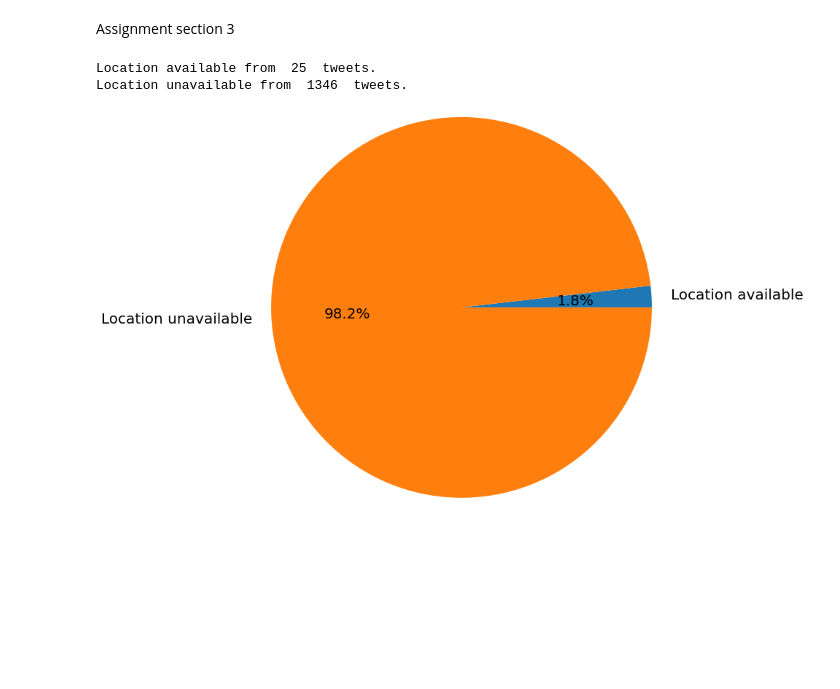
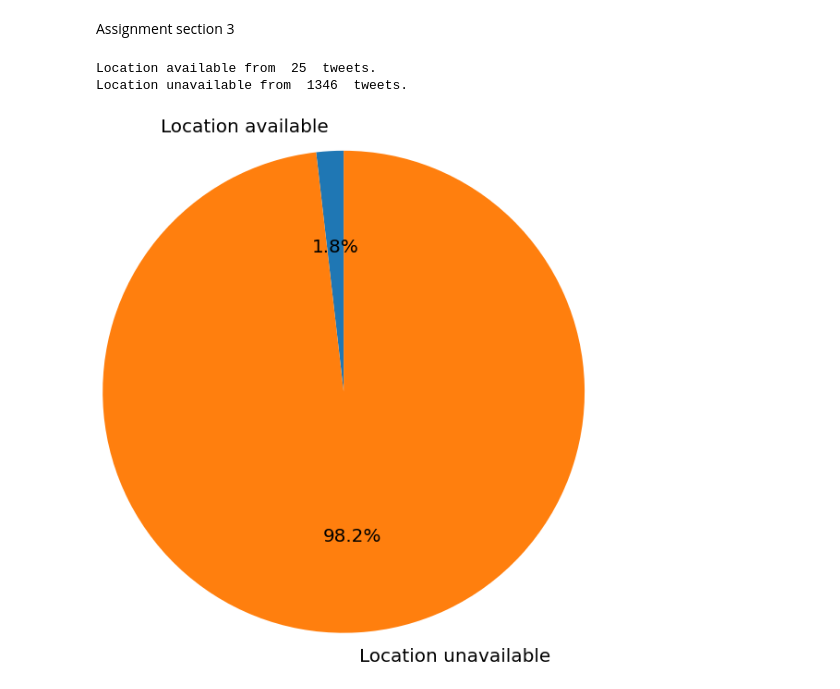
Before and after one commit to pahiz/sna-project, a Jupyter notebook: histograms.ipynb, the cells around one changed output. Drawn from its saved outputs; the diff is of its cells as text; code cells hidden in the pictures; blank space fills up the shorter version.

Commit message:
Rotate pie chart for better img

```diff
--- a/histograms.ipynb
+++ b/histograms.ipynb
@@ -45,15 +45,15 @@ Assignment section 3
 # %%
 # percentage of tweets with location available
 available_and_hidden_counts = [data.LOCATION.count(), data.LOCATION.isna().sum()]
 print("Location available from ", data.LOCATION.count(), " tweets.")
 print("Location unavailable from ", data.LOCATION.isna().sum(), " tweets.")
 titles = ["Location available", "Location unavailable"]
-plt.pie(available_and_hidden_counts, labels = titles, autopct='%1.1f%%', radius=3, textprops={"fontsize":20})
+plt.pie(available_and_hidden_counts, labels = titles, autopct='%1.1f%%', radius=3, textprops={"fontsize":20}, startangle=90)
 plt.show()
 # %% [output]
 Location available from  25  tweets.
 Location unavailable from  1346  tweets.
-[figure, old version]
+[figure, new version]
 # %%
 
 # identify languages
```
Also changed, not shown: parts of 1 cell of this notebook.
